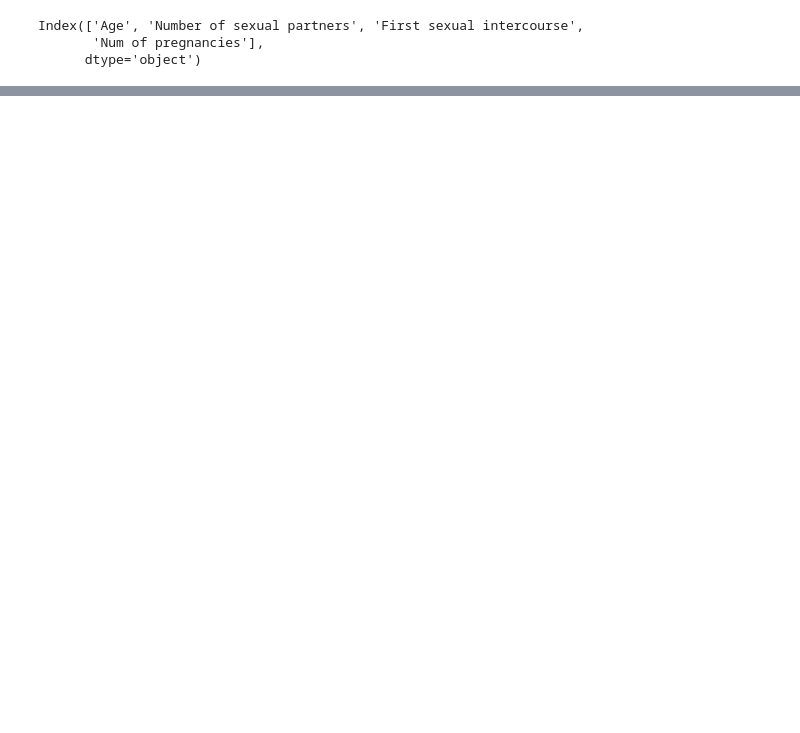
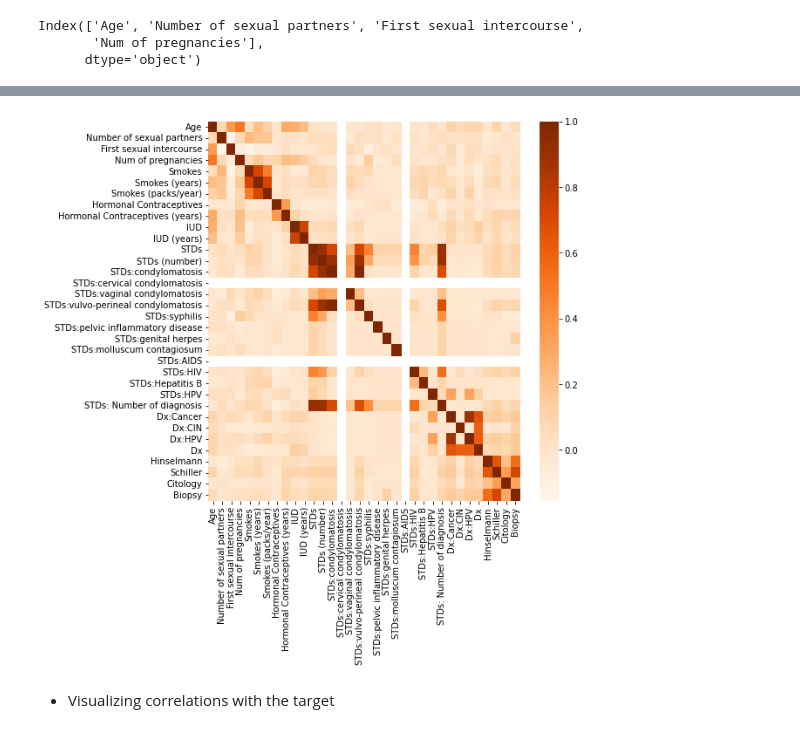
Before and after one commit to paulapipkin/Cervical_Cancer_Risk-Factor, a Jupyter notebook: Project_2_Cervical_Cancer_Risk_Paula_Pipkin.ipynb, the cells around one changed output, grey strips where cells are left out. Saved outputs shown, nothing was run; the diff lists cells and outputs as text; code cells hidden in the pictures; blank space fills up the shorter version.

```diff
--- a/Project_2_Cervical_Cancer_Risk_Paula_Pipkin.ipynb
+++ b/Project_2_Cervical_Cancer_Risk_Paula_Pipkin.ipynb
@@ -247,0 +297,2 @@ for i, col in enumerate(df1.columns):
+# %%
+corr = df.corr()
@@ -247,0 +317,7 @@ for i, col in enumerate(df1.columns):
+# %%
+fig, ax = plt.subplots(figsize=(8,8))
+sns.heatmap(corr, annot=False, cmap="Oranges");
+# %% [output]
+[figure, added]
+# %% [markdown]
+- Visualizing correlations with the target
```
Also changed, not shown: parts of 28 cells of this notebook.
